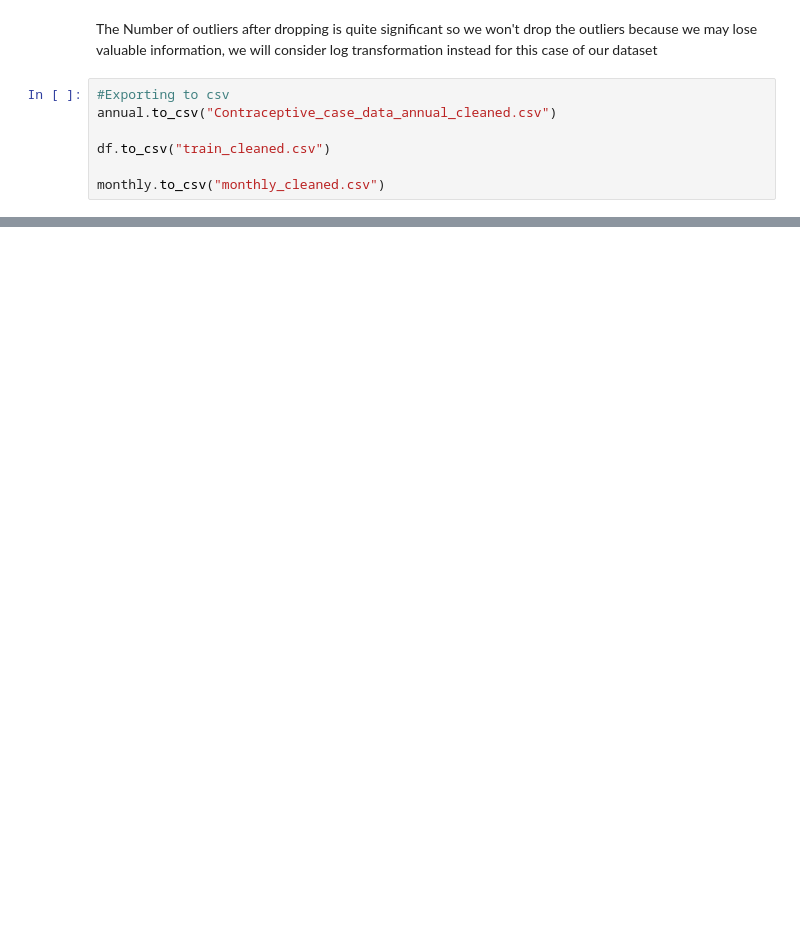
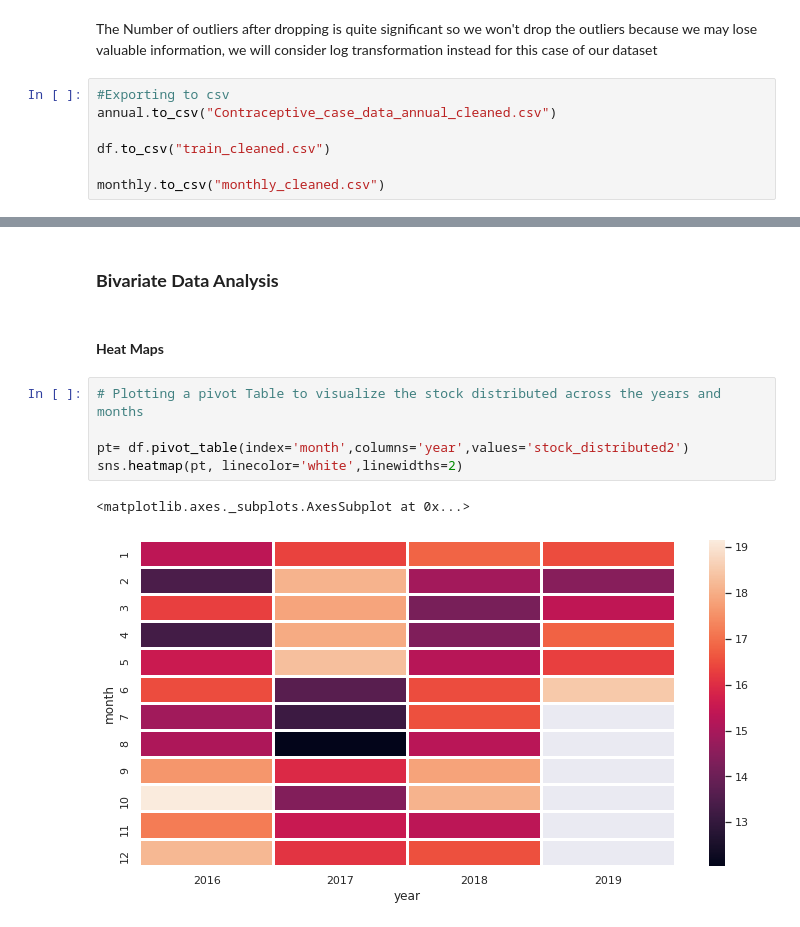
Before and after one commit to Viviankatheu/Future-Contraceptive-Use, a Jupyter notebook: Intelligent_Forecasting_Challenge_Model_Future_Contraceptive__Use_in_Cote_d'Ivoire.ipynb, the cells around one changed output, grey strips where cells are left out. Cells and saved outputs as stored; diff of their text form; blank space fills up the shorter version.

```diff
--- a/Intelligent_Forecasting_Challenge_Model_Future_Contraceptive__Use_in_Cote_d'Ivoire.ipynb
+++ b/Intelligent_Forecasting_Challenge_Model_Future_Contraceptive__Use_in_Cote_d'Ivoire.ipynb
@@ -549,0 +731,12 @@ for i, col_val in enumerate(cols):
+# %% [markdown]
+### **Bivariate Data Analysis**
+# %% [markdown]
+#### **Heat Maps**
+# %%
+# Plotting a pivot Table to visualize the stock distributed across the years and months
+
+pt= df.pivot_table(index='month',columns='year',values='stock_distributed2')
+sns.heatmap(pt, linecolor='white',linewidths=2)
+# %% [output]
+<matplotlib.axes._subplots.AxesSubplot at 0x...>
+[figure, added]
```
Also changed, not shown: parts of 51 cells of this notebook.
